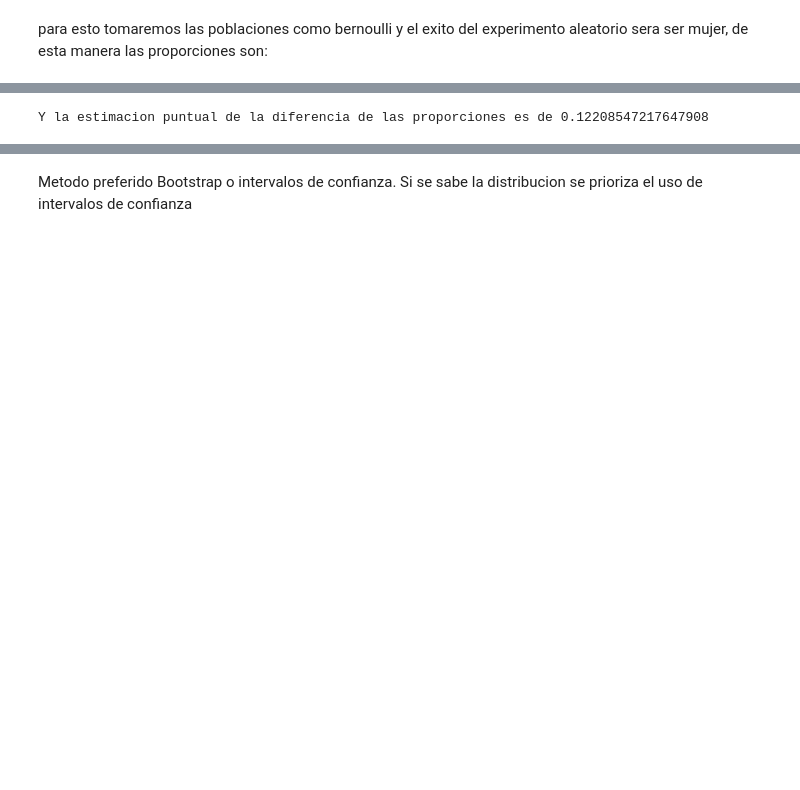
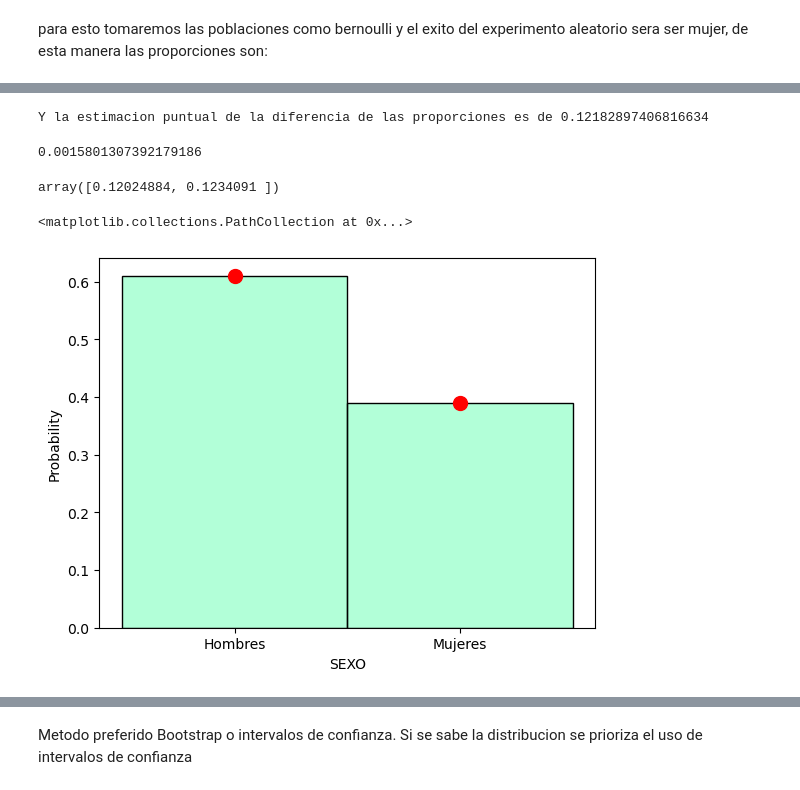
Before and after one commit to 10scar/Proyecto-ABD-2024-2, a Jupyter notebook: inferencia.ipynb, the cells around one changed output, grey strips where cells are left out. Cells and saved outputs as stored; diff of their text form; code cells hidden in the pictures; blank space fills up the shorter version.

```diff
--- a/inferencia.ipynb
+++ b/inferencia.ipynb
@@ -170,4 +177,26 @@ las estimaciones puntuales de las proporciones de mujeres respecto al total son
 # %%
+ep = propAsp - propMat
 print(f'Y la estimacion puntual de la diferencia de las proporciones es de {propAsp - propMat}')
 # %% [output]
-Y la estimacion puntual de la diferencia de las proporciones es de 0.12208547217647908
+Y la estimacion puntual de la diferencia de las proporciones es de 0.12182897406816634
+# %%
+stats.norm.ppf(0.95)
+ME = stats.norm.ppf(0.95)*(math.sqrt(propAsp*(1-propAsp)/nAsp + propMat*(1-propMat)/nMat))
+ME
+# %% [output]
+0.0015801307392179186
+# %%
+IC = ep + np.multiply([-1,1],[ME,ME])
+IC
+# %% [output]
+array([0.12024884, 0.1234091 ])
+# %%
+x = [0, 1]  # Valores posibles
+yMat = stats.bernoulli.pmf(x, propMat)  # Probabilidad teórica P(X=0) y P(X=1)
+yAsp = stats.bernoulli.pmf(x, propAsp)
+# %%
+sns.histplot(matriculados["SEXO"], stat="probability",color='springgreen', edgecolor='black',alpha=0.3)
+plt.scatter(["Hombres","Mujeres"],yMat, color='red', label='Distribución Bernoulli', zorder=3, s=100) #Estimacion
+# %% [output]
+<matplotlib.collections.PathCollection at 0x...>
+[figure, added]
```
Also changed, not shown: parts of 42 cells of this notebook.
